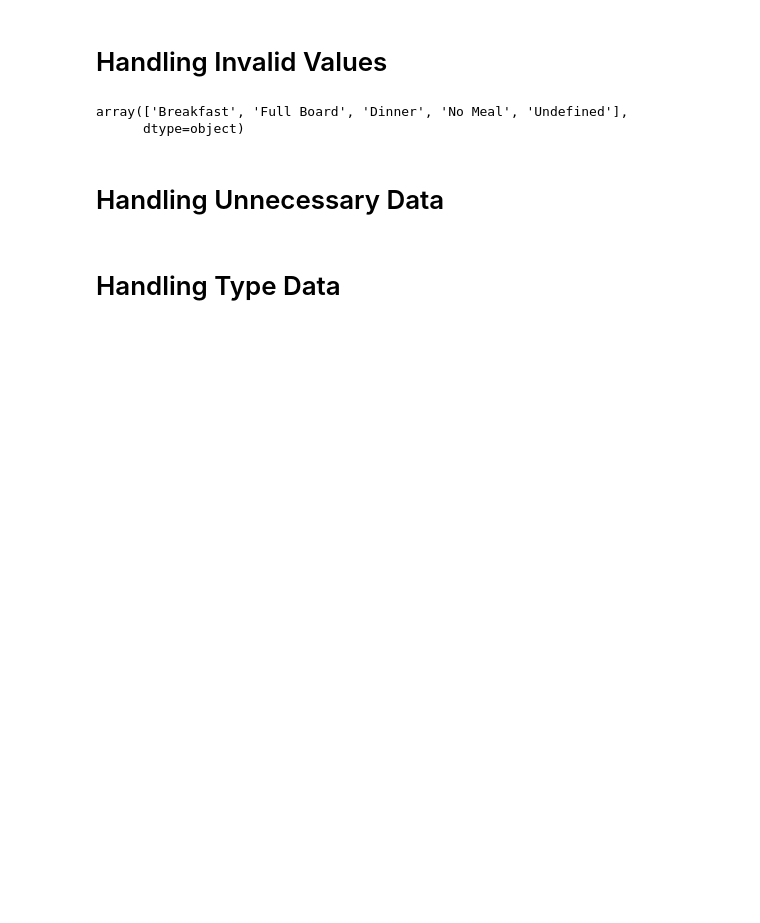
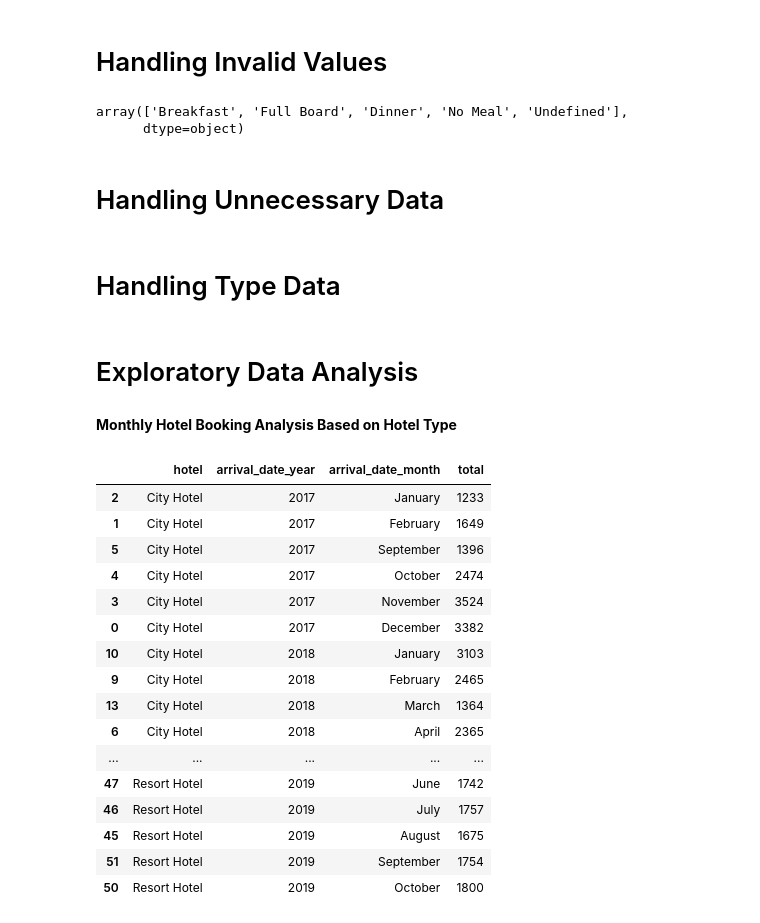
Before and after one commit to dimasrahmatnuriza/investigateHotel, a Jupyter notebook: Invetigate Hotel.ipynb, the cells around one changed output. Drawn from its saved outputs; the diff is of its cells as text; code cells hidden in the pictures; blank space fills up the shorter version.

```diff
--- a/Invetigate Hotel.ipynb
+++ b/Invetigate Hotel.ipynb
@@ -125,3 +125,46 @@ df = df.drop(df[df['Total Customer'] == 0].index)
 # %%
 df['children'] = df['children'].astype('int64')
 df['agent'] = df['agent'].astype('int64')
+# %% [markdown]
+# Exploratory Data Analysis
+# %% [markdown]
+**Monthly Hotel Booking Analysis Based on Hotel Type**
+# %%
+def month_name_to_number(df, month_col):
+  month_names = ["January", "February", "March", "April", "May", "June", "July", "August", "September", "October", "November", "December"]
+  month_numbers = [1, 2, 3, 4, 5, 6, 7, 8, 9, 10, 11, 12]
+
+  df[month_col] = df[month_col].map(lambda x: month_numbers[month_names.index(x)])
+
+  return df
+
+def number_to_month(df, month_col):
+  month_names = ["January", "February", "March", "April", "May", "June", "July", "August", "September", "October", "November", "December"]
+  month_numbers = [1, 2, 3, 4, 5, 6, 7, 8, 9, 10, 11, 12]
+
+  df[month_col] = df[month_col].map(lambda x: month_names[month_numbers.index(x)])
+
+  return df
+# %%
+x = df.groupby(['hotel','arrival_date_year','arrival_date_month']).aggregate({'is_canceled':'count'}).rename(columns={'is_canceled':'total'}).reset_index()
+x = month_name_to_number(x, 'arrival_date_month').sort_values(['hotel','arrival_date_year','arrival_date_month'])
+x = number_to_month(x, 'arrival_date_month')
+x
+# %% [output]
+|  | hotel | arrival_date_year | arrival_date_month | total |
+| 2 | City Hotel | 2017 | January | 1233 |
+| 1 | City Hotel | 2017 | February | 1649 |
+| 5 | City Hotel | 2017 | September | 1396 |
+| 4 | City Hotel | 2017 | October | 2474 |
+| 3 | City Hotel | 2017 | November | 3524 |
+| 0 | City Hotel | 2017 | December | 3382 |
+| 10 | City Hotel | 2018 | January | 3103 |
+| 9 | City Hotel | 2018 | February | 2465 |
+| 13 | City Hotel | 2018 | March | 1364 |
+| 6 | City Hotel | 2018 | April | 2365 |
+| ... | ... | ... | ... | ... |
+| 47 | Resort Hotel | 2019 | June | 1742 |
+| 46 | Resort Hotel | 2019 | July | 1757 |
+| 45 | Resort Hotel | 2019 | August | 1675 |
+| 51 | Resort Hotel | 2019 | September | 1754 |
+| 50 | Resort Hotel | 2019 | October | 1800 |
```
Also changed, not shown: parts of 2 cells of this notebook.
